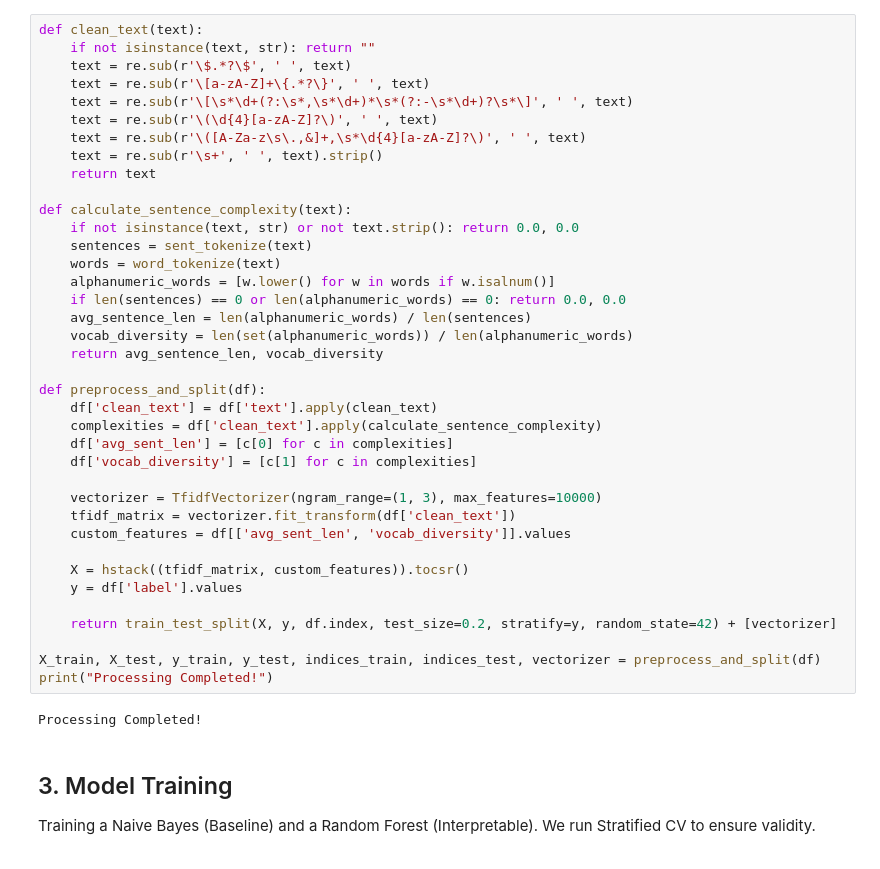
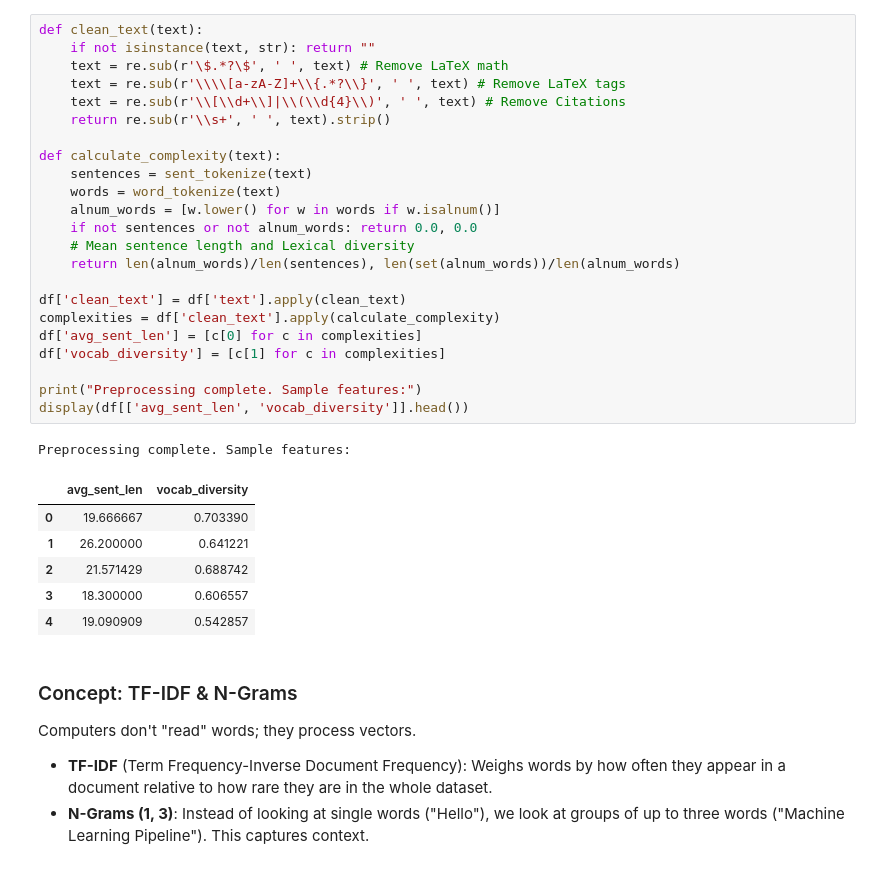
Before and after one commit to AdityaDotEnv/AIGTxt-Experiments, a Jupyter notebook: notebooks/AIGTxt_Classification_Pipeline.ipynb, the cells around one changed output. Cells and saved outputs as stored; diff of their text form.

```diff
--- a/notebooks/AIGTxt_Classification_Pipeline.ipynb
+++ b/notebooks/AIGTxt_Classification_Pipeline.ipynb
@@ -78,43 +92,36 @@ We aim to keep punctuation while removing LaTeX and typical citations, as punctu
 # %%
 def clean_text(text):
     if not isinstance(text, str): return ""
-    text = re.sub(r'\$.*?\$', ' ', text)
-    text = re.sub(r'\[a-zA-Z]+\{.*?\}', ' ', text)
-    text = re.sub(r'\[\s*\d+(?:\s*,\s*\d+)*\s*(?:-\s*\d+)?\s*\]', ' ', text)
-    text = re.sub(r'\(\d{4}[a-zA-Z]?\)', ' ', text)
-    text = re.sub(r'\([A-Za-z\s\.,&]+,\s*\d{4}[a-zA-Z]?\)', ' ', text)
-    text = re.sub(r'\s+', ' ', text).strip()
-    return text
+    text = re.sub(r'\$.*?\$', ' ', text) # Remove LaTeX math
+    text = re.sub(r'\\\\[a-zA-Z]+\\{.*?\\}', ' ', text) # Remove LaTeX tags
+    text = re.sub(r'\\[\\d+\\]|\\(\\d{4}\\)', ' ', text) # Remove Citations
+    return re.sub(r'\\s+', ' ', text).strip()
 
-def calculate_sentence_complexity(text):
-    if not isinstance(text, str) or not text.strip(): return 0.0, 0.0
+def calculate_complexity(text):
     sentences = sent_tokenize(text)
     words = word_tokenize(text)
-    alphanumeric_words = [w.lower() for w in words if w.isalnum()]
-    if len(sentences) == 0 or len(alphanumeric_words) == 0: return 0.0, 0.0
-    avg_sentence_len = len(alphanumeric_words) / len(sentences)
-    vocab_diversity = len(set(alphanumeric_words)) / len(alphanumeric_words)
-    return avg_sentence_len, vocab_diversity
+    alnum_words = [w.lower() for w in words if w.isalnum()]
+    if not sentences or not alnum_words: return 0.0, 0.0
+    # Mean sentence length and Lexical diversity
+    return len(alnum_words)/len(sentences), len(set(alnum_words))/len(alnum_words)
 
-def preprocess_and_split(df):
-    df['clean_text'] = df['text'].apply(clean_text)
-    complexities = df['clean_text'].apply(calculate_sentence_complexity)
-    df['avg_sent_len'] = [c[0] for c in complexities]
-    df['vocab_diversity'] = [c[1] for c in complexities]
+df['clean_text'] = df['text'].apply(clean_text)
+complexities = df['clean_text'].apply(calculate_complexity)
+df['avg_sent_len'] = [c[0] for c in complexities]
+df['vocab_diversity'] = [c[1] for c in complexities]
 
-    vectorizer = TfidfVectorizer(ngram_range=(1, 3), max_features=10000)
-    tfidf_matrix = vectorizer.fit_transform(df['clean_text'])
-    custom_features = df[['avg_sent_len', 'vocab_diversity']].values
-
-    X = hstack((tfidf_matrix, custom_features)).tocsr()
-    y = df['label'].values
-
-    return train_test_split(X, y, df.index, test_size=0.2, stratify=y, random_state=42) + [vectorizer]
-
-X_train, X_test, y_train, y_test, indices_train, indices_test, vectorizer = preprocess_and_split(df)
-print("Processing Completed!")
+print("Preprocessing complete. Sample features:")
+display(df[['avg_sent_len', 'vocab_diversity']].head())
 # %% [output]
-Processing Completed!
+Preprocessing complete. Sample features:
+|  | avg_sent_len | vocab_diversity |
+| 0 | 19.666667 | 0.703390 |
+| 1 | 26.200000 | 0.641221 |
+| 2 | 21.571429 | 0.688742 |
+| 3 | 18.300000 | 0.606557 |
+| 4 | 19.090909 | 0.542857 |
-# %% [markdown]
-## 3. Model Training
-Training a Naive Bayes (Baseline) and a Random Forest (Interpretable). We run Stratified CV to ensure validity.
+# %% [markdown]
+### Concept: TF-IDF & N-Grams
+Computers don't "read" words; they process vectors.
+*   **TF-IDF** (Term Frequency-Inverse Document Frequency): Weighs words by how often they appear in a document relative to how rare they are in the whole dataset.
+*   **N-Grams (1, 3)**: Instead of looking at single words ("Hello"), we look at groups of up to three words ("Machine Learning Pipeline"). This captures context.
```
Also changed, not shown: parts of 26 cells of this notebook, 2 other files.
